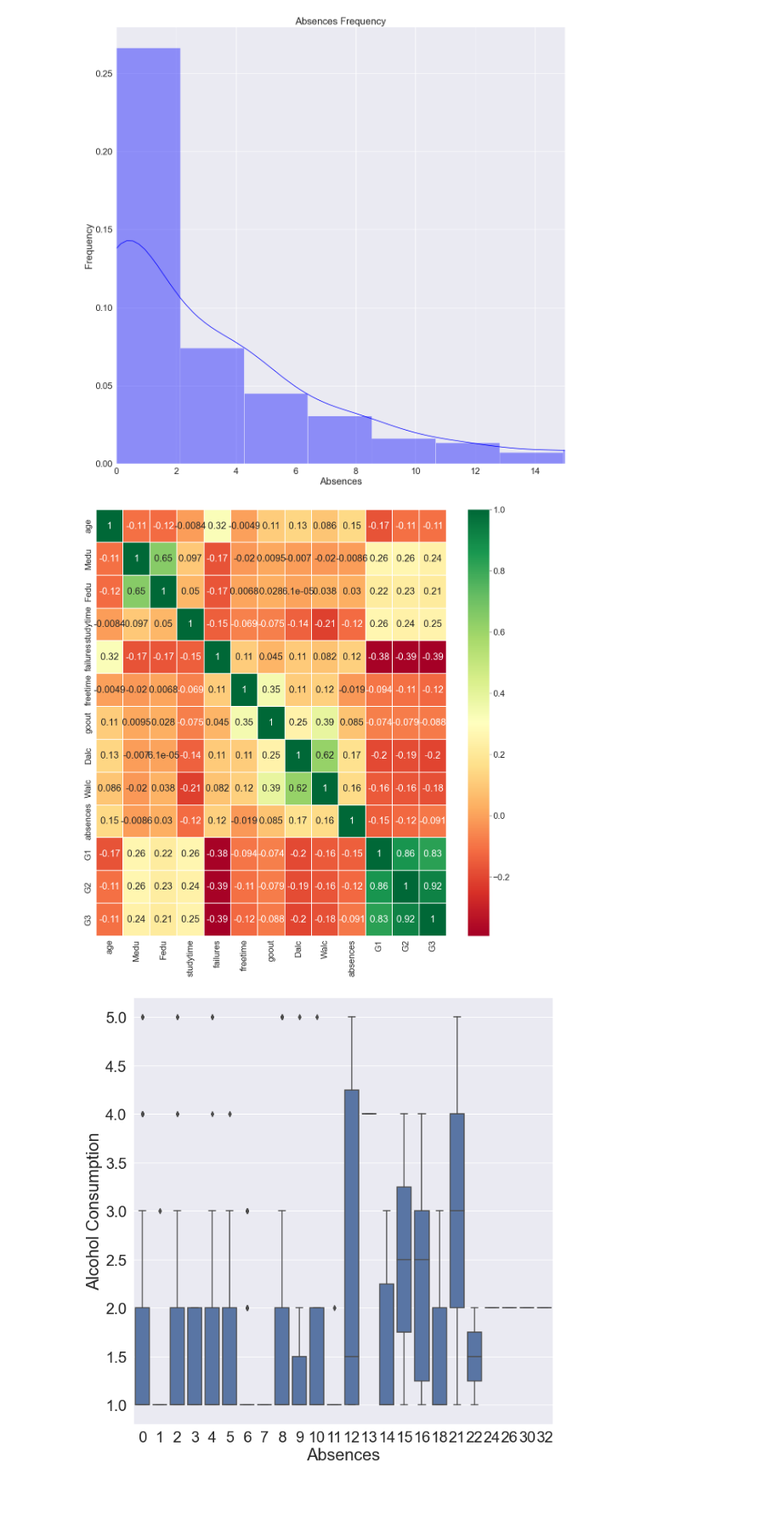
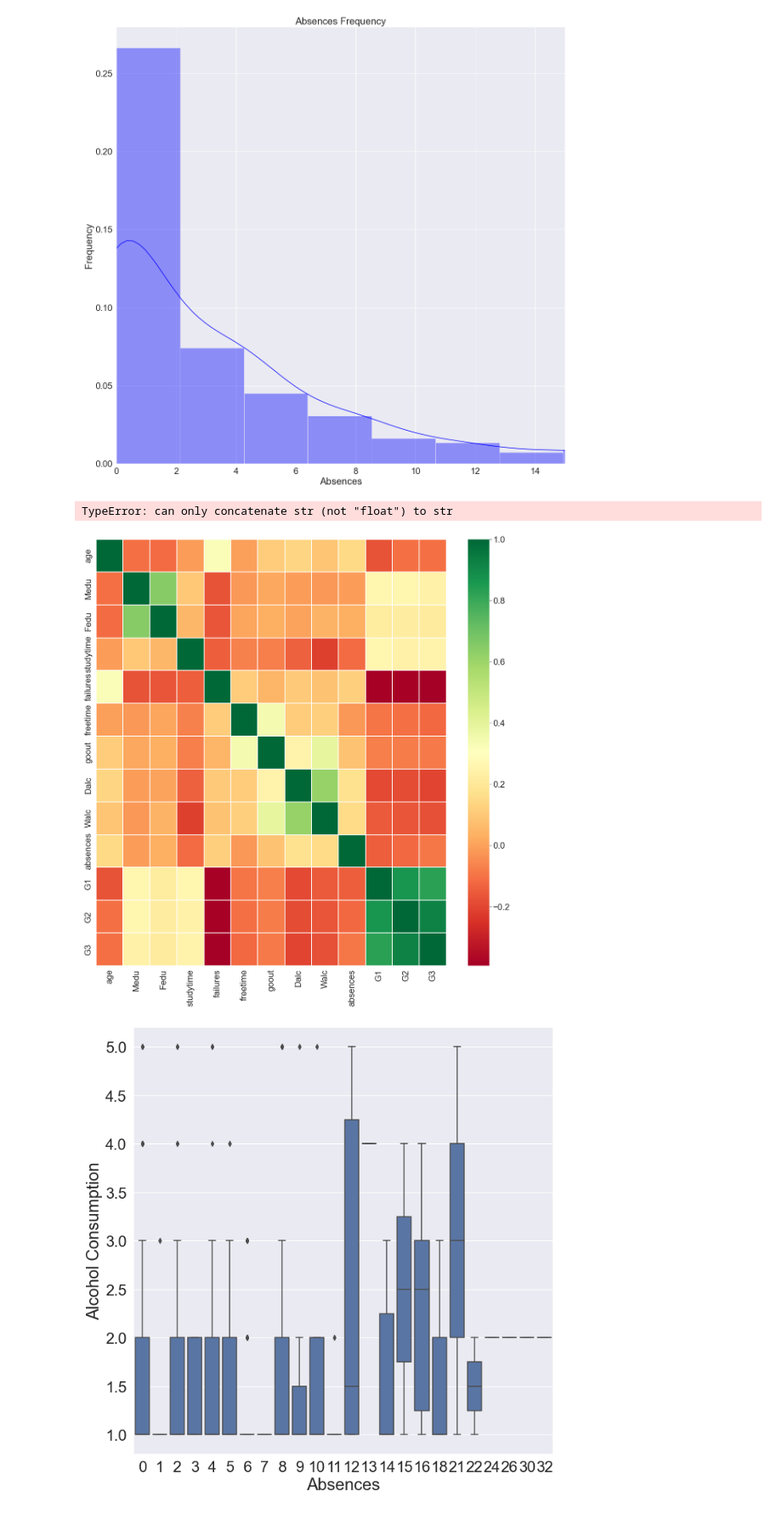
Before and after one commit to GabrielSolomonHolland/data-science-final, a Jupyter notebook: data-science-final.ipynb, the cells around one changed output. Shown at 85% size. Saved outputs shown, nothing was run; the diff lists cells and outputs as text; code cells hidden in the pictures.

```diff
--- a/data-science-final.ipynb
+++ b/data-science-final.ipynb
@@ -729,13 +729,15 @@ plt.savefig('absences_hist.png')
 # %%
 # plot correlation heatmap
 # correlation matrix
+#clear background
 
-sns.heatmap(working_df.corr(), annot=True, cmap='RdYlGn', linewidths=0.2)
+sns.heatmap(working_df.corr(), annot=True, cmap='RdYlGn', linewidths=0.2, fmt ='0.0')
 
 #save as png
 plt.savefig('correlation_heatmap.png')
 # %% [output]
+TypeError: can only concatenate str (not "float") to str
-[figure, old version]
+[figure, new version]
 # %%
 # "age","Medu","Fedu","studytime","freetime","goout","Dalc","Walc","absences"
 sns.set(style="darkgrid",rc = {'figure.figsize':(20,20)},font_scale=2)
```
Also changed, not shown: parts of 2 cells of this notebook, 4 other files.
